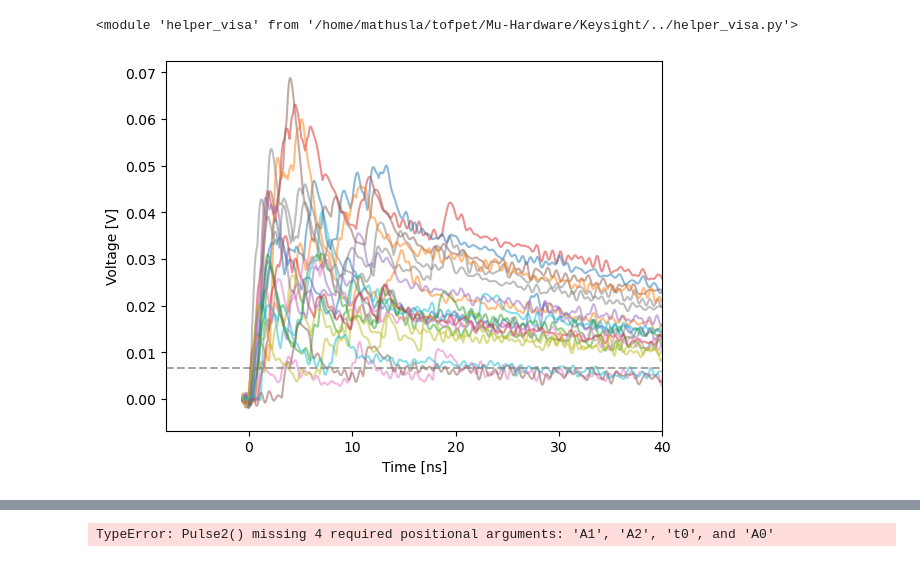
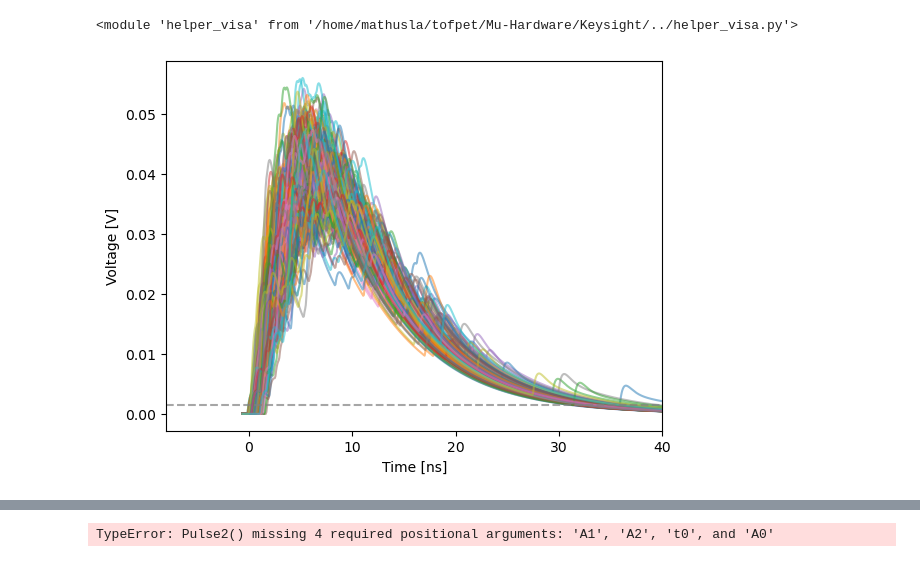
Before and after one commit to EdmondRen/Mu-Hardware, a Jupyter notebook: Keysight/avg_pulse_dummy_test.ipynb, the cells around one changed output, grey strips where cells are left out. Drawn from its saved outputs; the diff is of its cells as text; code cells hidden in the pictures.

```diff
--- a/Keysight/avg_pulse_dummy_test.ipynb
+++ b/Keysight/avg_pulse_dummy_test.ipynb
@@ -29,5 +34,5 @@ plot(time_series,avg_pulse)
 # %%
 x = time_series
 y = avg_pulse
-popt, pconv, info, f = hp.fit_curve(hp.Pulse2,x[1000:3000],y[1000:3000],p0=[5,30,30,np.max(y),np.max(y),x[np.argmax(y)],np.max(y)])
+popt, pconv, info, f = hp.fit_curve(hp.Pulse2,data['time_series_ns'],data['averaged_pulse_1pe_volt'],p0=[2,4,10,0.001,0.001,0,0.008])
 # %% [output]
@@ -67,13 +72,14 @@ print(std(noise_trace))
 ## Examples
 # %%
 # Signal size and trigger
-n_expected = 15 # number of eh expected
-n_threshold = 4.5 # threshold [eh]
+n_expected = 20 # number of eh expected
+n_threshold = 1 # threshold [eh]
 
 # WLS fiber parameter
-WLS_t_decay = 5 # [ns]
-# Laser parameter
-LASER_time_spread = 0.15 # [ns], sigma, Gaus wavelet
+WLS_t_decay = 2 # [ns]
+# No laser parameter
+#Plastic Scintillator Parameter
+psdec = 3.0
 
 
 # Run parameters
@@ -84,11 +90,11 @@ SEED = 1
 
 noise_temp = 0
 
-results_trigger_time, results_pulses, _ = mc_exp_decay(n_expected, n_threshold, WLS_t_decay, LASER_time_spread,
+results_trigger_time, results_pulses, _ = vs.mc_exp_decay_withps(n_expected, n_threshold, WLS_t_decay, psdec, LASER_time_spread,
                                                        N_EXPERIMENTS =N_EXPERIMENTS, N_PLOTS=N_PLOTS, SEED=SEED,
                                                        PULSE=waveform_1eh, Fs=samples_per_ns, noise_voltage_density=noise_temp)
 # %%
-trigger_threshold = 0.0015*4.5
+trigger_threshold = 0.0015*1
 
 
 for i in range(20):
@@ -137,38 +143,39 @@ reload(vs)
 <module 'helper_visa' from '/home/mathusla/tofpet/Mu-Hardware/Keysight/../helper_visa.py'>
 # %%
 # Signal size and trigger
-n_expected = [4,25]# number of eh expected
-n_threshold = 4.5 # threshold [eh]
+n_expected = 26 # number of eh expected
+n_threshold = 0 # threshold [eh]
 
 # WLS fiber parameter
-WLS_t_decay = 5 # [ns]
+WLS_t_decay = 2 # [ns]
 # Laser parameter
-LASER_time_spread = 0.15 # [ns], sigma, Gaus wavelet
-
+LASER_time_spread = 0
+#Plastic Scintillator parameter
+psdec = 3.0
 
 # Run parameters
-N_EXPERIMENTS = 3600*3
+N_EXPERIMENTS = 2000
 N_PLOTS = N_EXPERIMENTS
 SEED = 1
 
-results_trigger_time, results_pulses, _ = vs.mc_exp_decay(n_expected, n_threshold, WLS_t_decay, LASER_time_spread, N_EXPERIMENTS =N_EXPERIMENTS, N_PLOTS=N_PLOTS, SEED=SEED, PULSE=waveform_1eh, Fs=samples_per_ns, noise_voltage_density=noise_voltage_density)
+results_trigger_time, results_pulses, _ = vs.mc_exp_decay_withps(n_expected, n_threshold, WLS_t_decay, psdec, LASER_time_spread, N_EXPERIMENTS =N_EXPERIMENTS, N_PLOTS=N_PLOTS, SEED=SEED, PULSE=waveform_1eh, Fs=samples_per_ns, noise_voltage_density=noise_voltage_density)
 # %%
-for i in range(20):
+for i in range(200):
     plot(time_series, results_pulses[i],alpha=0.5)
     # plot(time_series, np.roll(results_pulses[i],-results_trigger_time[i]+8192),alpha=0.3)
 xlim(-8,40)
 xlabel("Time [ns]")
 ylabel("Voltage [V]")
 axhline(trigger_threshold, color="grey", linestyle="--", alpha=0.7)
 show()
 
 
 
 trigger_times = []
 for pulse in results_pulses:
     trigger_times.append(time_series[np.argmax(pulse>trigger_threshold)])
 # %% [output]
-[figure, old version]
+[figure, new version]
 # %%
 h = hist(trigger_times,bins=55, range=(-3.3,20));
 popt, pcov, info, f = hp.fit_hist("gauss", h, label="$\sigma$={popt[2]:.2f} ns", color="C3", linestyle="--", fit_range=(-3,7));
```
Also changed, not shown: parts of 13 cells of this notebook, 37 other files.
